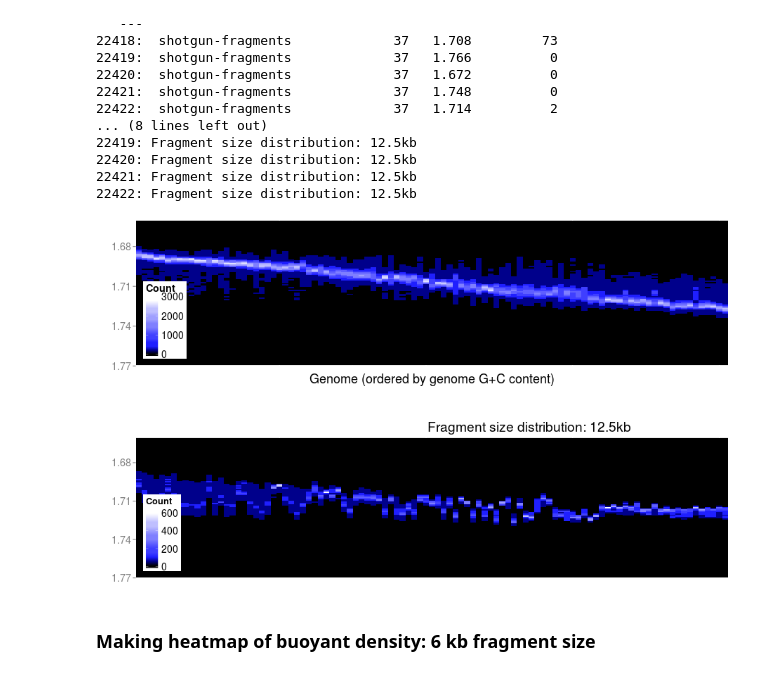
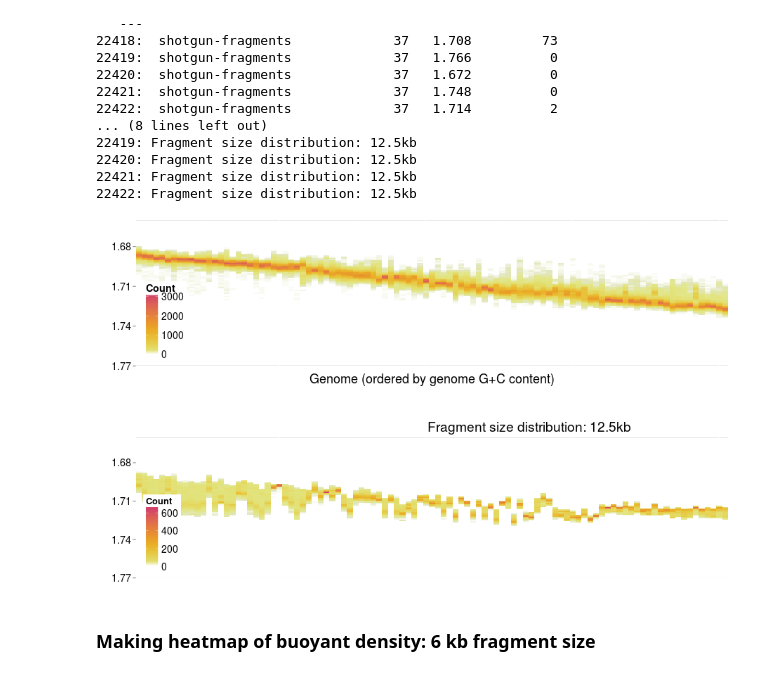
Before and after one commit to nick-youngblut/deltaGC, a Jupyter notebook: ipynb/fragment_simulations.ipynb, the cells around one changed output. Saved outputs shown, nothing was run; the diff lists cells and outputs as text; code cells hidden in the pictures.

```diff
--- a/ipynb/fragment_simulations.ipynb
+++ b/ipynb/fragment_simulations.ipynb
@@ -371,20 +429,8 @@ tbl.bin.p[data == 'shotgun\nfragments', data:='shotgun-fragments']
 # making heatmaps of buoyant density distributions
 make_density_heatmap <- function(tbl, x.axis=TRUE){
 
-    ## heatmap colors: black only for lowest value
-    cols = c(
-    rep("#000000", 1),
-    rep("darkblue", 99),
-    rep("#1F1FFF", 100),
-    rep("#3F3FFF", 100),
-    rep("#5F5FFF", 100),
-    rep("#7F7FFF", 100),
-    rep("#9F9FFF", 100),
-    rep("#BFBFFF", 100),
-    rep("#DFDFFF", 100),
-    rep("#FFFFFF", 100)
-    )
-
+    ## heatmap color scheme
+    cols = c('white', rev(heat_hcl(99)) )
 
     ## heatmap plotting
     p.heat = ggplot(tbl, aes(genome_GC_rank, bin_min, fill=frag_count)) +
@@ -398,6 +444,7 @@ make_density_heatmap <- function(tbl, x.axis=TRUE){
         theme(
             text = element_text(size=22),
             axis.text.x = element_blank(),
+            axis.text.y = element_text(color='black'),
             axis.ticks.x = element_blank(),
             axis.title.y = element_blank(),
             legend.justification=c(0,0),
@@ -956,10 +1024,10 @@ make_density_plot <- function(tbl, x.axis=TRUE){
             theme(
                 text = element_text(size=18),
                 axis.title.y = element_blank(),
-                axis.title.x = element_text( vjust=1 ),
+                #axis.title.x = element_text( vjust=0 ),
                 axis.text.x = element_blank(),
+                axis.text.y = element_blank(),
                 axis.ticks.x = element_blank(),
-                axis.text.y = element_blank(),
                 axis.ticks.y = element_blank(),
                 strip.text.y = element_text(size=18),
                 legend.position = 'none'
@@ -1018,19 +1086,8 @@ tbl.bin.p[data == 'shotgun\nfragments', data:='shotgun-fragments']
 # making heatmaps of buoyant density distributions
 make_density_heatmap <- function(tbl, x.axis=TRUE){
 
-    ## heatmap colors: black only for lowest value
-    cols = c(
-    rep("#000000", 1),
-    rep("darkblue", 99),
-    rep("#1F1FFF", 100),
-    rep("#3F3FFF", 100),
-    rep("#5F5FFF", 100),
-    rep("#7F7FFF", 100),
-    rep("#9F9FFF", 100),
-    rep("#BFBFFF", 100),
-    rep("#DFDFFF", 100),
-    rep("#FFFFFF", 100)
-    )
+    ## heatmap color scheme
+    cols = c('white', rev(heat_hcl(99)) )
 
     # plot title
     plot.title = unique(tbl$file)
@@ -1046,36 +1103,37 @@ make_density_heatmap <- function(tbl, x.axis=TRUE){
         theme(
             text = element_text(size=18),
             axis.text.x = element_blank(),
+            axis.text.y = element_text(color='black'),
             axis.ticks.x = element_blank(),
             axis.title.y = element_blank(),
             legend.justification=c(0,0),
             legend.position=c(0,0),
             legend.text = element_text(size=14),
             plot.margin = unit(c(0,0,0,1), "lines") # top, right, bottom, left
             )
     # removing x axis title if needed
     if(x.axis==FALSE){  # no x-axis; top plot
         p.heat = p.heat + theme( axis.title.x = element_blank() )
         p.heat = p.heat + theme( plot.margin = unit(c(1,0,0,1), "lines") ) # top, right, bottom, left
         p.heat = p.heat + labs( title = plot.title )
         p.heat = p.heat + theme( title = element_text( vjust=1, hjust=0.75, size=16) )
     } else {
         p.heat = p.heat + theme( plot.margin = unit(c(0,0,1,1), "lines") ) # top, right, bottom, left
     }
 
     return(p.heat)
 }
 
 
 ### amplicon
 p.heat.amp.12.5 = make_density_heatmap( tbl.bin.p[tbl.bin.p$data=='amplicon-fragments', ], x.axis=FALSE )
 print(p.heat.amp.12.5)
 ### shotgun
 p.heat.shotgun.12.5 = make_density_heatmap( tbl.bin.p[tbl.bin.p$data=='shotgun-fragments', ] )
 print(p.heat.shotgun.12.5)
 # %% [output]
-[figure, old version]
+[figure, new version]
-[figure, old version]
+[figure, new version]
 # %% [markdown]
 ### Making heatmap of buoyant density: 6 kb fragment size
 # %%
```
Also changed, not shown: parts of 16 cells of this notebook, 4 other files.
